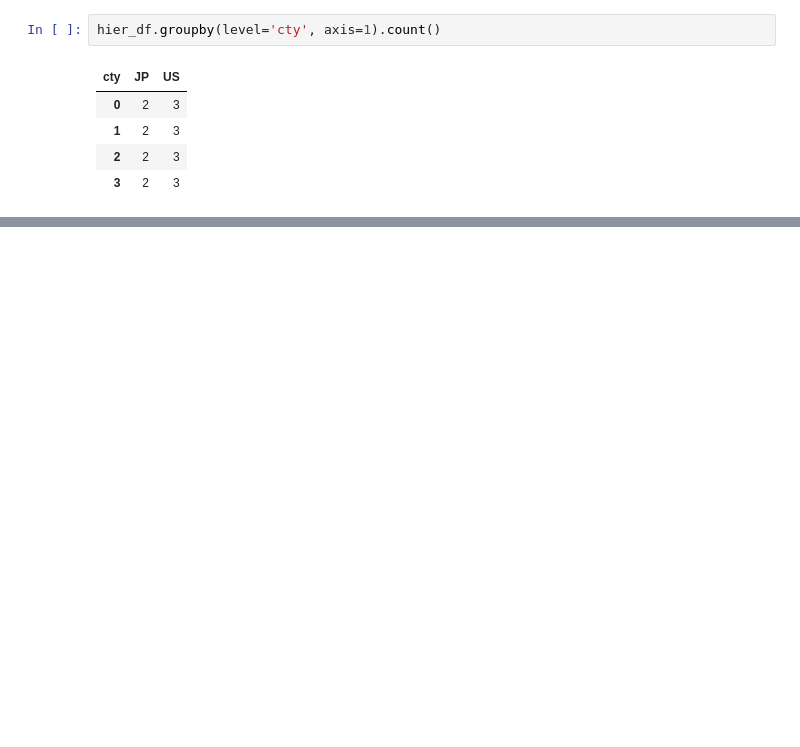
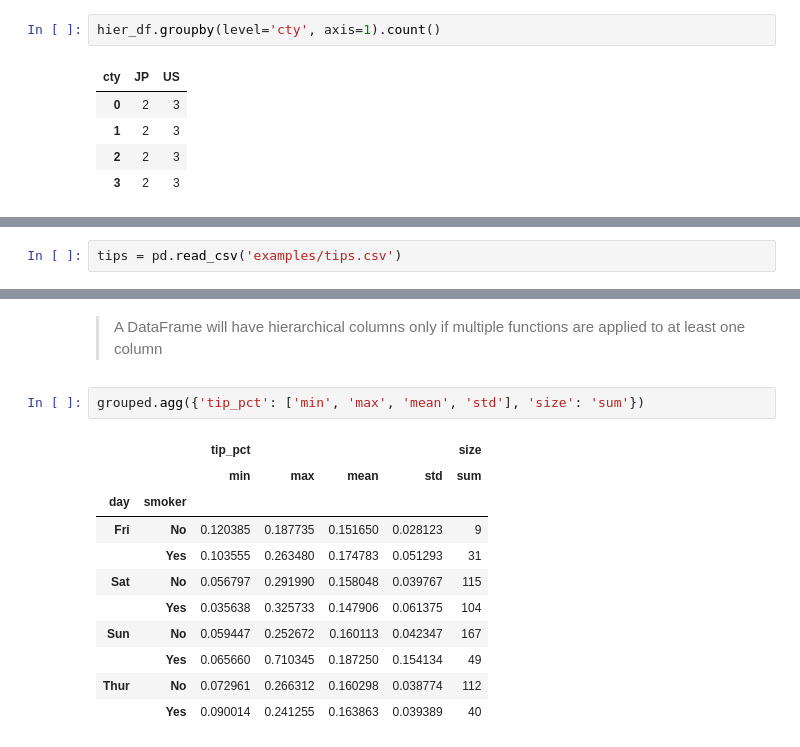
Before and after one commit to rumourcy/DA, a Jupyter notebook: pydata/chapter10.ipynb, the cells around one changed output, grey strips where cells are left out. Saved outputs shown, nothing was run; the diff lists cells and outputs as text; blank space fills up the shorter version.

```diff
--- a/pydata/chapter10.ipynb
+++ b/pydata/chapter10.ipynb
@@ -298,0 +351,2 @@ hier_df.groupby(level='cty', axis=1).count()
+# %%
+tips = pd.read_csv('examples/tips.csv')
@@ -298,0 +496,16 @@ hier_df.groupby(level='cty', axis=1).count()
+# %% [markdown]
+> A DataFrame will have hierarchical columns only if multiple functions are applied to at least one column
+# %%
+grouped.agg({'tip_pct': ['min', 'max', 'mean', 'std'], 'size': 'sum'})
+# %% [output]
+|  |  | tip_pct |  |  |  | size |
+|  |  | min | max | mean | std | sum |
+| day | smoker |  |  |  |  |  |
+| Fri | No | 0.120385 | 0.187735 | 0.151650 | 0.028123 | 9 |
+|  | Yes | 0.103555 | 0.263480 | 0.174783 | 0.051293 | 31 |
+| Sat | No | 0.056797 | 0.291990 | 0.158048 | 0.039767 | 115 |
+|  | Yes | 0.035638 | 0.325733 | 0.147906 | 0.061375 | 104 |
+| Sun | No | 0.059447 | 0.252672 | 0.160113 | 0.042347 | 167 |
+|  | Yes | 0.065660 | 0.710345 | 0.187250 | 0.154134 | 49 |
+| Thur | No | 0.072961 | 0.266312 | 0.160298 | 0.038774 | 112 |
+|  | Yes | 0.090014 | 0.241255 | 0.163863 | 0.039389 | 40 |
```
Also changed, not shown: parts of 49 cells of this notebook, 2 other files.
